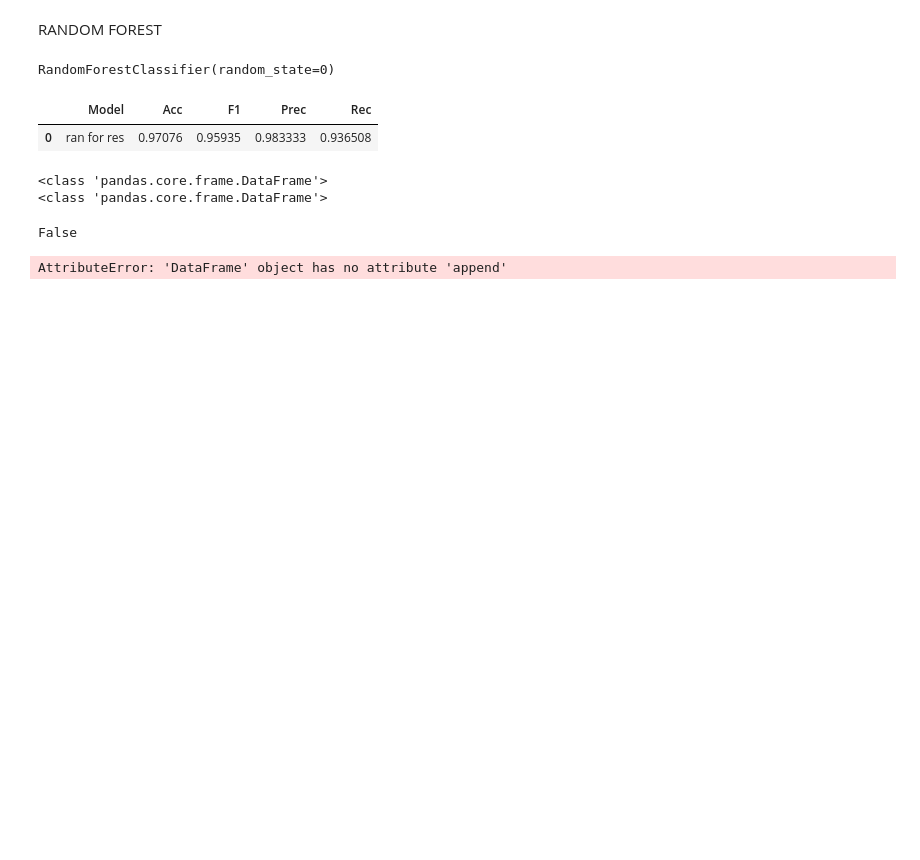
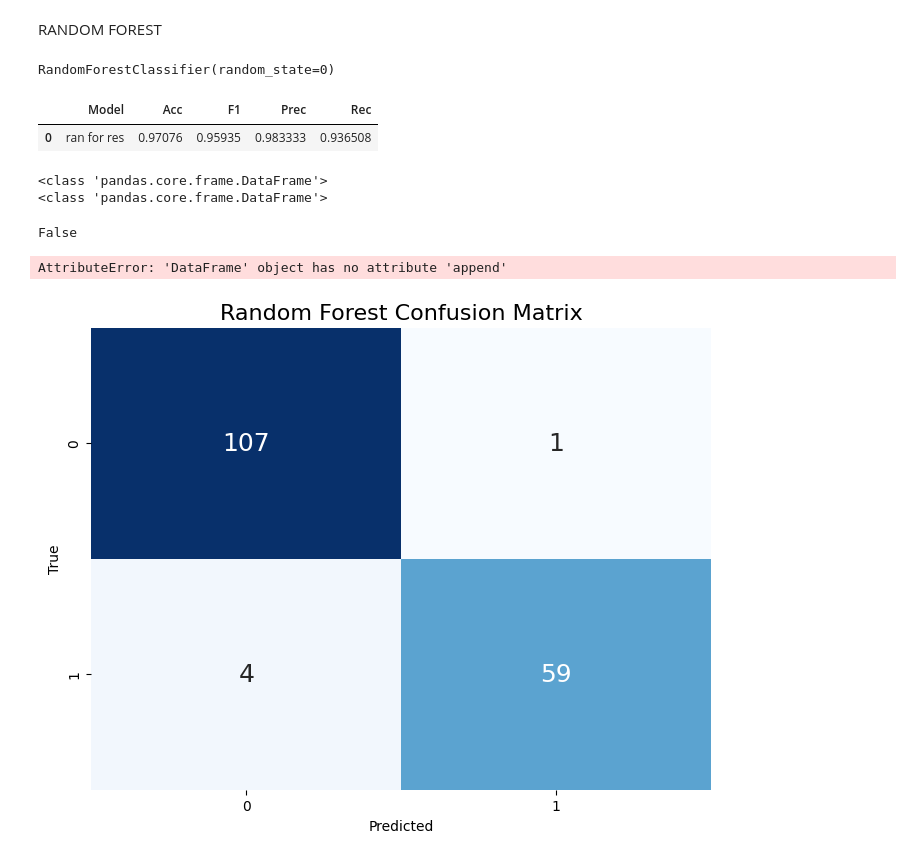
Before and after one commit to okechukwuchude/breast-cancer-detection, a Jupyter notebook: model.ipynb, the cells around one changed output. Cells and saved outputs as stored; diff of their text form; code cells hidden in the pictures; blank space fills up the shorter version.

```diff
--- a/model.ipynb
+++ b/model.ipynb
@@ -208,3 +208,16 @@ False
 results = results.append(rf_results, ignore_index =True)
 # %% [output]
 AttributeError: 'DataFrame' object has no attribute 'append'
+# %%
+# Create the confusion matrix
+cm_rf = confusion_matrix(Ytest, rf_pred)
+
+# Plotting the confusion matrix as a heatmap
+plt.figure(figsize=(8, 6))
+sns.heatmap(cm_rf, annot=True, fmt="d", cmap="Blues", cbar=False,annot_kws={"fontsize": 18})
+plt.title("Random Forest Confusion Matrix", fontdict={"fontsize": 16})
+plt.xlabel("Predicted")
+plt.ylabel("True")
+plt.show()
+# %% [output]
+[figure, added]
```
